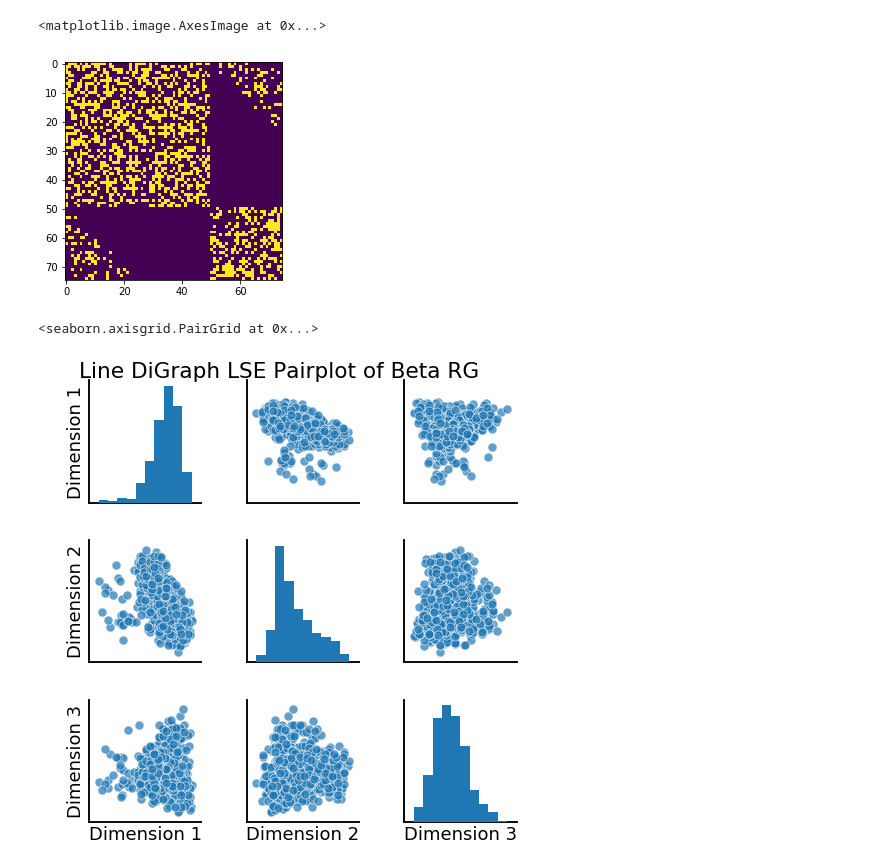
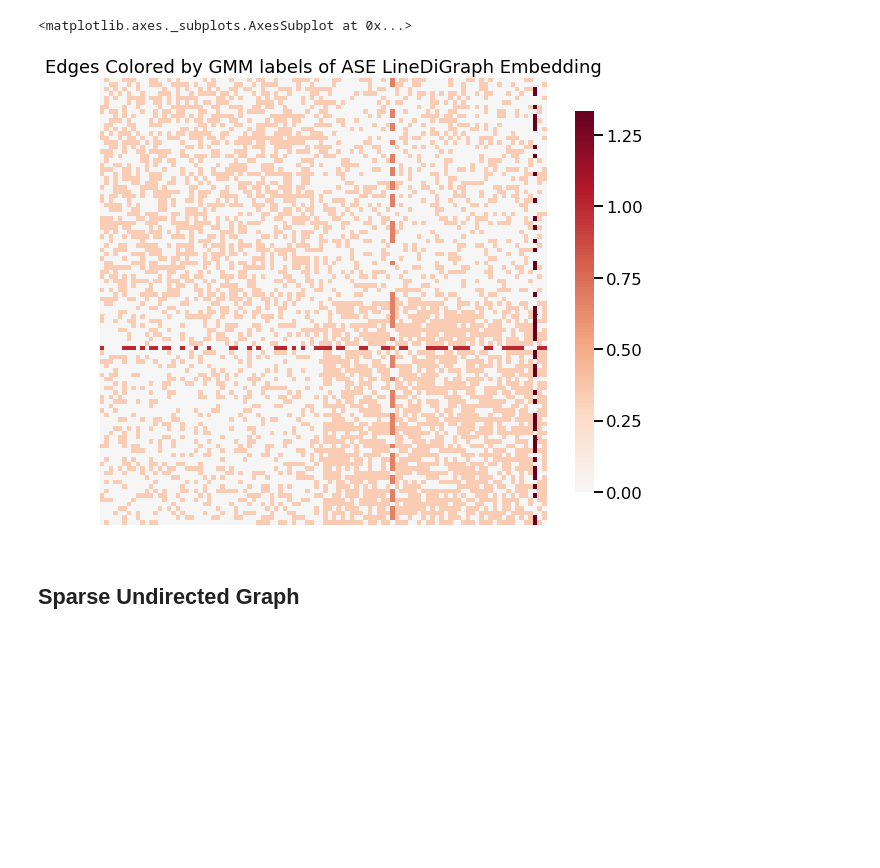
Before and after one commit to zeou1/graspy, a Jupyter notebook: notebooks/rflperry/embedding_line_graphs.ipynb, the cells around one changed output. Saved outputs shown, nothing was run; the diff lists cells and outputs as text; code cells hidden in the pictures; blank space fills up the shorter version.

```diff
--- a/notebooks/rflperry/embedding_line_graphs.ipynb
+++ b/notebooks/rflperry/embedding_line_graphs.ipynb
@@ -117 +159,8 @@ def nodelabels2heatmap(adj,labels):
+# %%
+edgelabels2heatmap(beta_adj_di,ase_labels_di,edge_dict_di,title='Edges Colored by GMM labels of ASE LineDiGraph Embedding',directed=True)#.get_figure().savefig("./plots./lse_adj_heatmap_3by3_beta.png")
+# %% [output]
+<matplotlib.axes._subplots.AxesSubplot at 0x...>
+[figure, added]
+# %% [markdown]
+## Sparse Undirected Graph
 # %%
@@ -121,5 +168,0 @@ beta_adj = beta_random_graph(ns,params,directed=False)
-# %%
-plt.imshow(beta_adj)
-# %% [output]
-<matplotlib.image.AxesImage at 0x...>
-[figure, removed]
@@ -132,5 +168,0 @@ lse_beta = lapSE(n_components=n).fit_transform(betaG)
-# %%
-pairplot(lse_beta,title='Line DiGraph LSE Pairplot of Beta RG')
-# %% [output]
-<seaborn.axisgrid.PairGrid at 0x...>
-[figure, removed]
```
Also changed, not shown: parts of 34 cells of this notebook.
